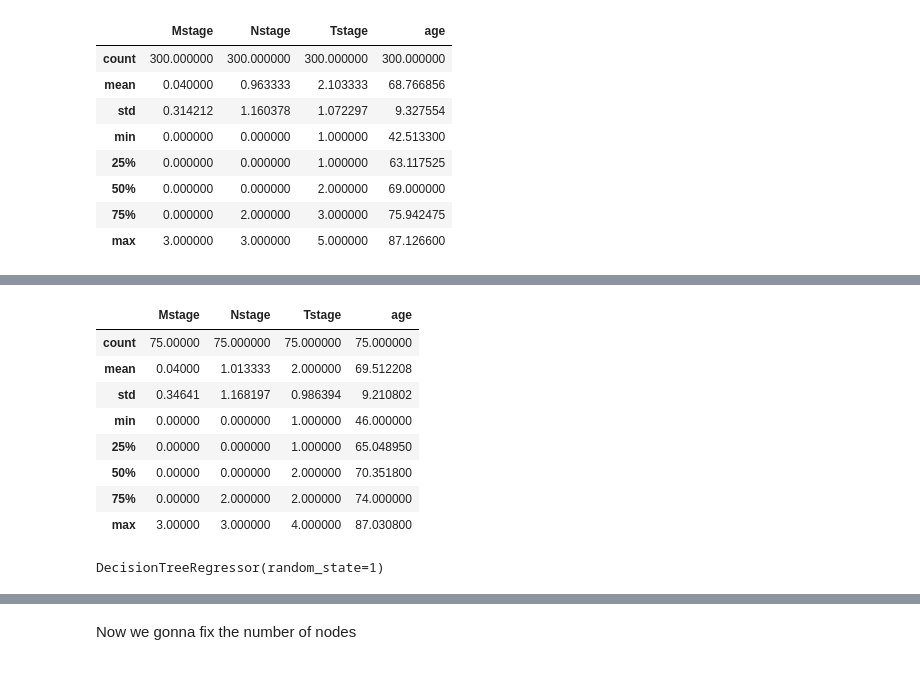
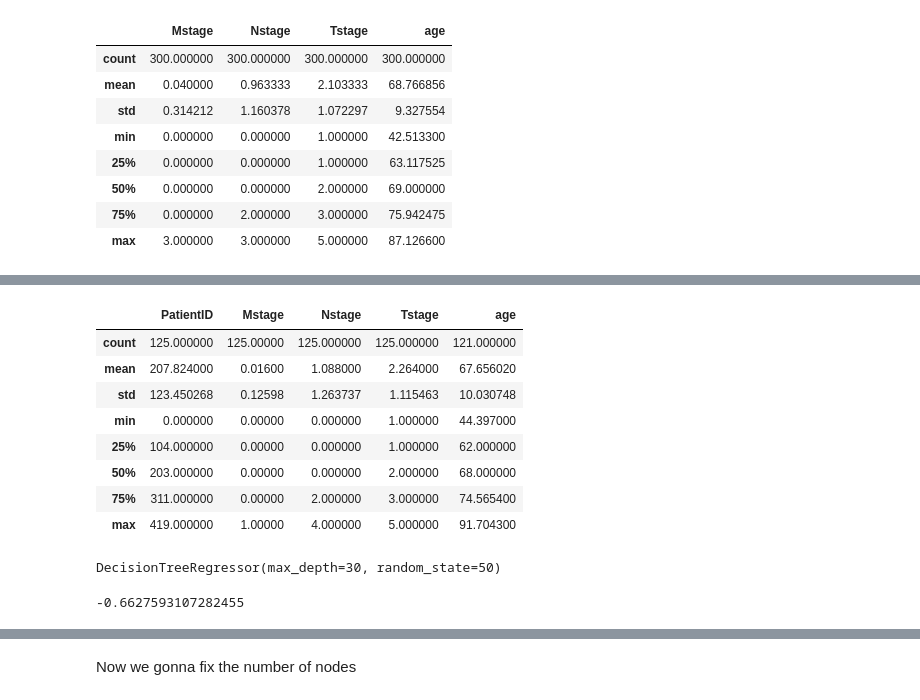
Before and after one commit to mylrcd/lung_cancer, a Jupyter notebook: predict.ipynb, the cells around one changed output, grey strips where cells are left out. Drawn from its saved outputs; the diff is of its cells as text; code cells hidden in the pictures.

```diff
--- a/predict.ipynb
+++ b/predict.ipynb
@@ -189,20 +200,25 @@ x_train.describe()
-# %%
-x_val.describe()
-# %% [output]
-|  | Mstage | Nstage | Tstage | age |
-| count | 75.00000 | 75.000000 | 75.000000 | 75.000000 |
-| mean | 0.04000 | 1.013333 | 2.000000 | 69.512208 |
-| std | 0.34641 | 1.168197 | 0.986394 | 9.210802 |
-| min | 0.00000 | 0.000000 | 1.000000 | 46.000000 |
-| 25% | 0.00000 | 0.000000 | 1.000000 | 65.048950 |
-| 50% | 0.00000 | 0.000000 | 2.000000 | 70.351800 |
-| 75% | 0.00000 | 2.000000 | 2.000000 | 74.000000 |
-| max | 3.00000 | 3.000000 | 4.000000 | 87.030800 |
+# %%
+x_test = pd.read_csv('data_x_test/features/clinical_data.csv')
+x_test.describe()
+# %% [output]
+|  | PatientID | Mstage | Nstage | Tstage | age |
+| count | 125.000000 | 125.00000 | 125.000000 | 125.000000 | 121.000000 |
+| mean | 207.824000 | 0.01600 | 1.088000 | 2.264000 | 67.656020 |
+| std | 123.450268 | 0.12598 | 1.263737 | 1.115463 | 10.030748 |
+| min | 0.000000 | 0.00000 | 0.000000 | 1.000000 | 44.397000 |
+| 25% | 104.000000 | 0.00000 | 0.000000 | 1.000000 | 62.000000 |
+| 50% | 203.000000 | 0.00000 | 0.000000 | 2.000000 | 68.000000 |
+| 75% | 311.000000 | 0.00000 | 2.000000 | 3.000000 | 74.565400 |
+| max | 419.000000 | 1.00000 | 4.000000 | 5.000000 | 91.704300 |
 # %%
-model = DecisionTreeRegressor(random_state=1)
+model = DecisionTreeRegressor(max_depth=30, random_state=50)
 model.fit(x_train, y_train)
 # %% [output]
-DecisionTreeRegressor(random_state=1)
+DecisionTreeRegressor(max_depth=30, random_state=50)
+# %%
+model.score(x_val, y_val)
+# %% [output]
+-0.6627593107282455
 # %%
 val_predict = model.predict(x_val)
 val_mae = mean_absolute_error(val_predict, y_val)
```
Also changed, not shown: parts of 28 cells of this notebook.
